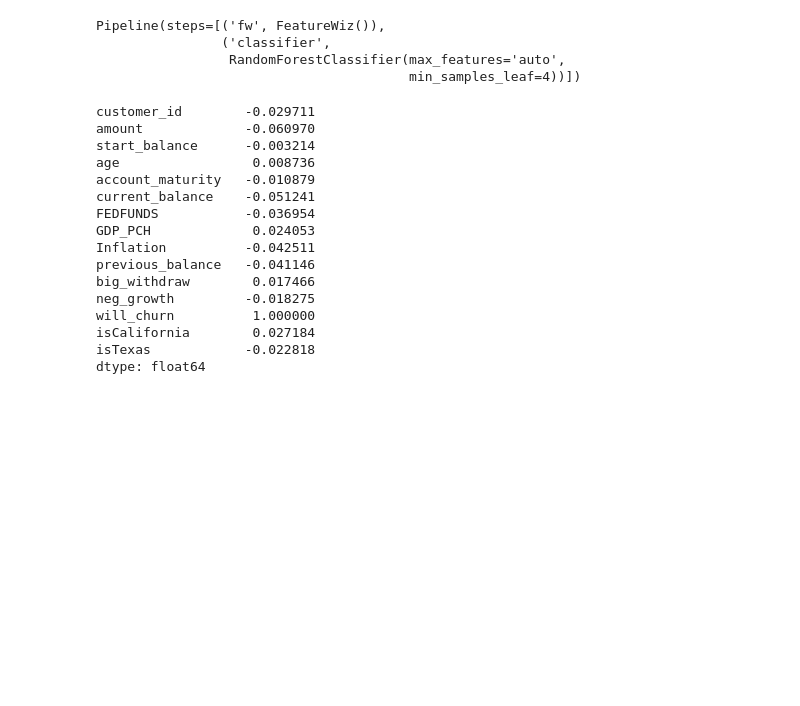
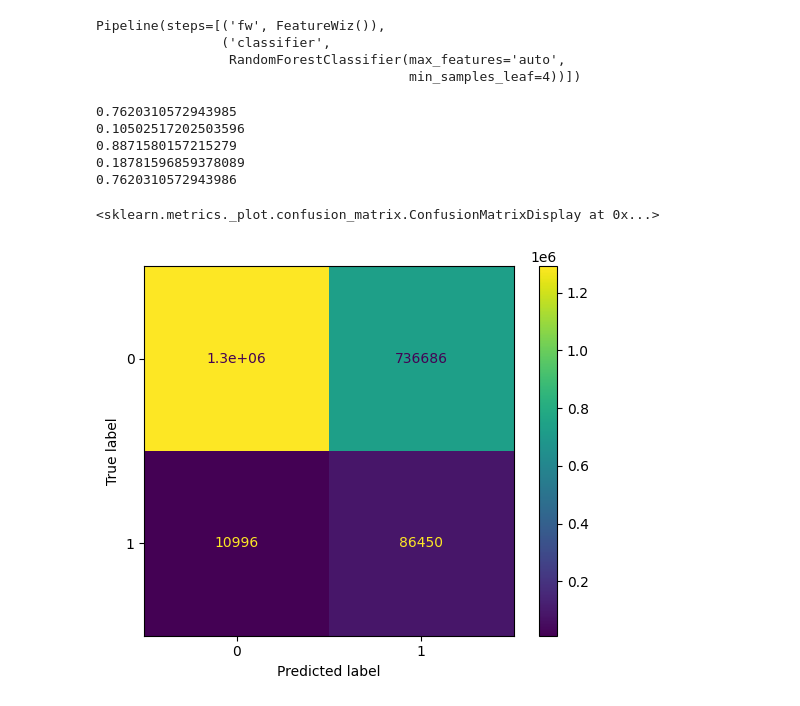
Before and after one commit to mattbrowne3/bank-churn, a Jupyter notebook: Best_Pipeline_Featurewiz.ipynb, the cells around one changed output. Cells and saved outputs as stored; diff of their text form; code cells hidden in the pictures; blank space fills up the shorter version.

```diff
--- a/Best_Pipeline_Featurewiz.ipynb
+++ b/Best_Pipeline_Featurewiz.ipynb
@@ -384,22 +299,30 @@ Pipeline(steps=[('fw', FeatureWiz()),
                 ('classifier',
                  RandomForestClassifier(max_features='auto',
                                         min_samples_leaf=4))])
-# %%
-df.corrwith(df["will_churn"])
-# %% [output]
-customer_id        -0.029711
-amount             -0.060970
-start_balance      -0.003214
-age                 0.008736
-account_maturity   -0.010879
-current_balance    -0.051241
-FEDFUNDS           -0.036954
-GDP_PCH             0.024053
-Inflation          -0.042511
-previous_balance   -0.041146
-big_withdraw        0.017466
-neg_growth         -0.018275
-will_churn          1.000000
-isCalifornia        0.027184
-isTexas            -0.022818
-dtype: float64
+# %%
+unsampled = pd.read_csv(r'..\Data\unsampled_df.csv')
+# %%
+
+X = unsampled.drop(columns=['customer_id','date','start_balance','state','days_since_last_active_transaction',target])
+y = unsampled[target]
+# %%
+y_pred2 = search.predict(X)
+# %%
+print(balanced_accuracy_score(y, y_pred2))
+print(precision_score(y, y_pred2))
+print(recall_score(y, y_pred2))
+print(f1_score(y, y_pred2))
+print(roc_auc_score(y, y_pred2))
+# %% [output]
+0.7620310572943985
+0.10502517202503596
+0.8871580157215279
+0.18781596859378089
+0.7620310572943986
+# %%
+cm = confusion_matrix(y, y_pred2)
+disp = ConfusionMatrixDisplay(cm)
+disp.plot()
+# %% [output]
+<sklearn.metrics._plot.confusion_matrix.ConfusionMatrixDisplay at 0x...>
+[figure, added]
```
Also changed, not shown: parts of 18 cells of this notebook, 1 other file.
